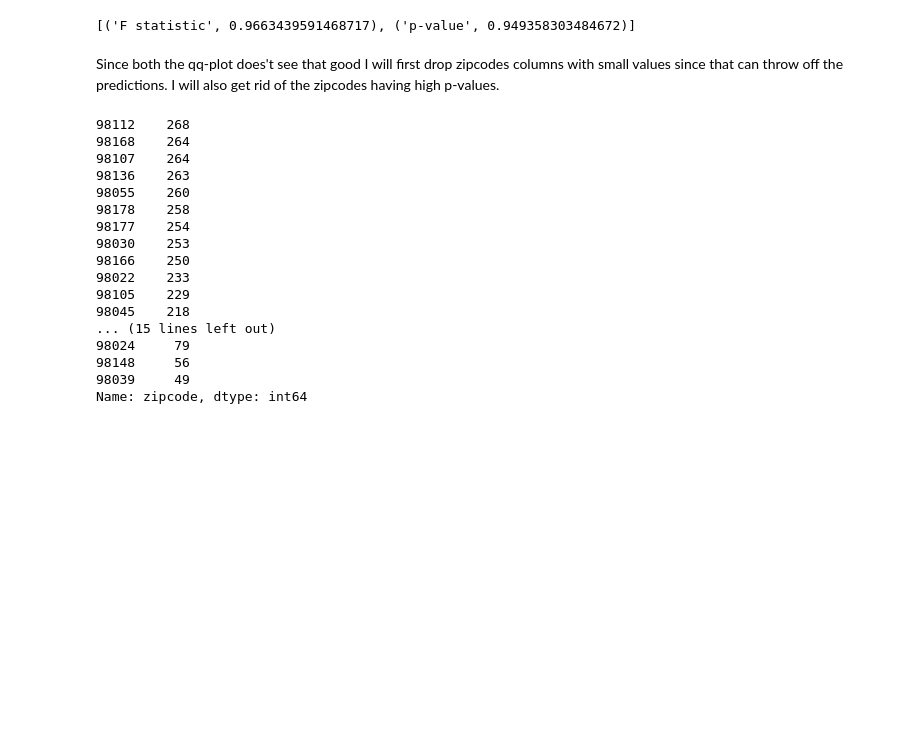
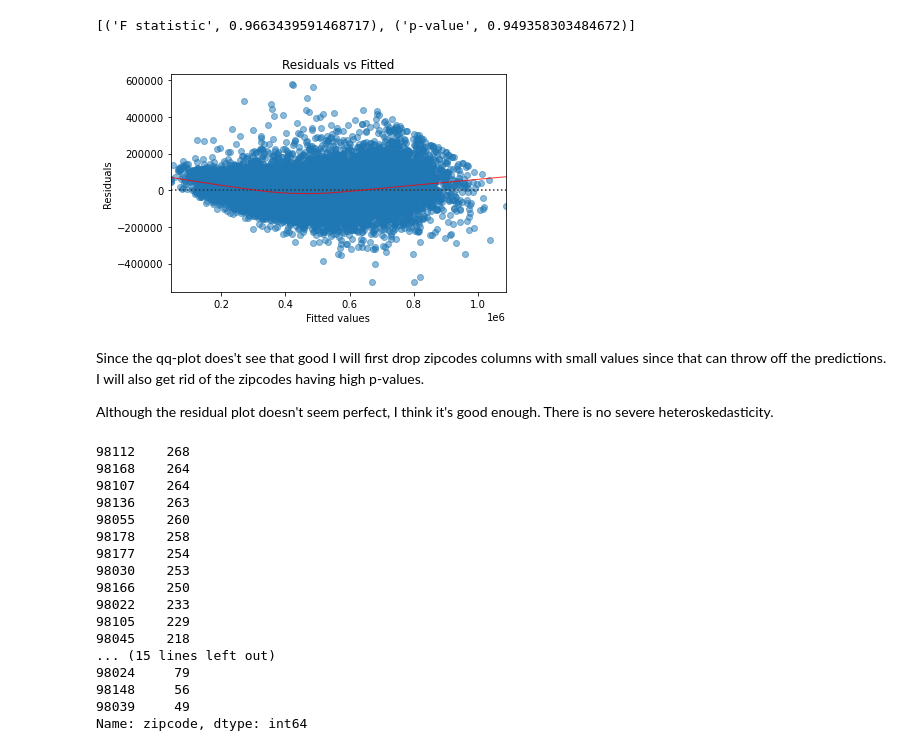
Before and after one commit to JimmyHAL/Kings-County-Housing-Price-LinearRegression, a Jupyter notebook: HtooAungLatt_KingsCountyHousingAnalysis.ipynb, the cells around one changed output. Cells and saved outputs as stored; diff of their text form; code cells hidden in the pictures; blank space fills up the shorter version.

```diff
--- a/HtooAungLatt_KingsCountyHousingAnalysis.ipynb
+++ b/HtooAungLatt_KingsCountyHousingAnalysis.ipynb
@@ -993,8 +993,38 @@ list(zip(name, test))
 <Figure size 1080x576 with 0 Axes>
 [figure]
 [('F statistic', 0.9663439591468717), ('p-value', 0.949358303484672)]
+# %%
+model_fit = model
+# model values
+model_fitted_y = model_fit.fittedvalues
+# model residuals
+model_residuals = model_fit.resid
+# normalized residuals
+model_norm_residuals = model_fit.get_influence().resid_studentized_internal
+# absolute squared normalized residuals
+model_norm_residuals_abs_sqrt = np.sqrt(np.abs(model_norm_residuals))
+# absolute residuals
+model_abs_resid = np.abs(model_residuals)
+# leverage, from statsmodels internals
+model_leverage = model_fit.get_influence().hat_matrix_diag
+# cook's distance, from statsmodels internals
+model_cooks = model_fit.get_influence().cooks_distance[0]
+
+plot_lm_1 = plt.figure()
+plot_lm_1.axes[0] = sns.residplot(model_fitted_y, df3['price'],
+                          lowess=True,
+                          scatter_kws={'alpha': 0.5},
+                          line_kws={'color': 'red', 'lw': 1, 'alpha': 0.8})
+
+plot_lm_1.axes[0].set_title('Residuals vs Fitted')
+plot_lm_1.axes[0].set_xlabel('Fitted values')
+plot_lm_1.axes[0].set_ylabel('Residuals');
+# %% [output]
+[figure, added]
 # %% [markdown]
-Since both the qq-plot does't see that good I will first drop zipcodes columns with small values since that can throw off the predictions. I will also get rid of the zipcodes having high p-values.
+Since the qq-plot does't see that good I will first drop zipcodes columns with small values since that can throw off the predictions. I will also get rid of the zipcodes having high p-values.
+
+Although the residual plot doesn't seem perfect, I think it's good enough. There is no severe heteroskedasticity.
 # %%
 df['zipcode'].value_counts().tail(30)
 # %% [output]
```
Also changed, not shown: parts of 15 cells of this notebook, 1 other file.
